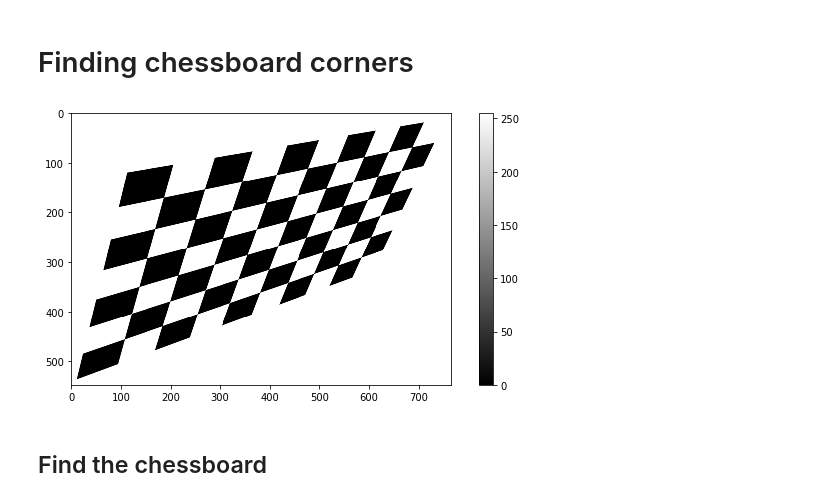
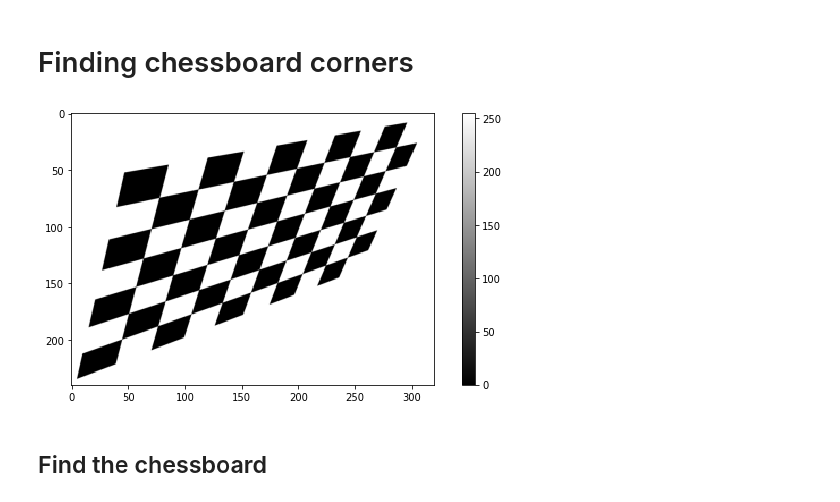
Before and after one commit to eladj/notebooks, a Jupyter notebook: chessboard.ipynb, the cells around one changed output. Saved outputs shown, nothing was run; the diff lists cells and outputs as text; code cells hidden in the pictures.

```diff
--- a/chessboard.ipynb
+++ b/chessboard.ipynb
@@ -9,12 +9,12 @@ import cv2
 # %%
 # Load data
 fn = "images/chessboard1.png"
 grid_size = (9, 6)  # Num of intersections (x, y)
 im = cv2.imread(fn, cv2.IMREAD_GRAYSCALE)
-# im = cv2.resize(im, dsize=(640, 480), interpolation=cv2.INTER_AREA)
+im = cv2.resize(im, dsize=(320, 240), interpolation=cv2.INTER_AREA)
 plt.figure(figsize=(10, 5)), plt.imshow(im, cmap='gray'), plt.colorbar();
 # %% [output]
-[figure, old version]
+[figure, new version]
 # %% [markdown]
 ## Find the chessboard
 # %% [markdown]
```
Also changed, not shown: parts of 7 cells of this notebook, 1 other file.
